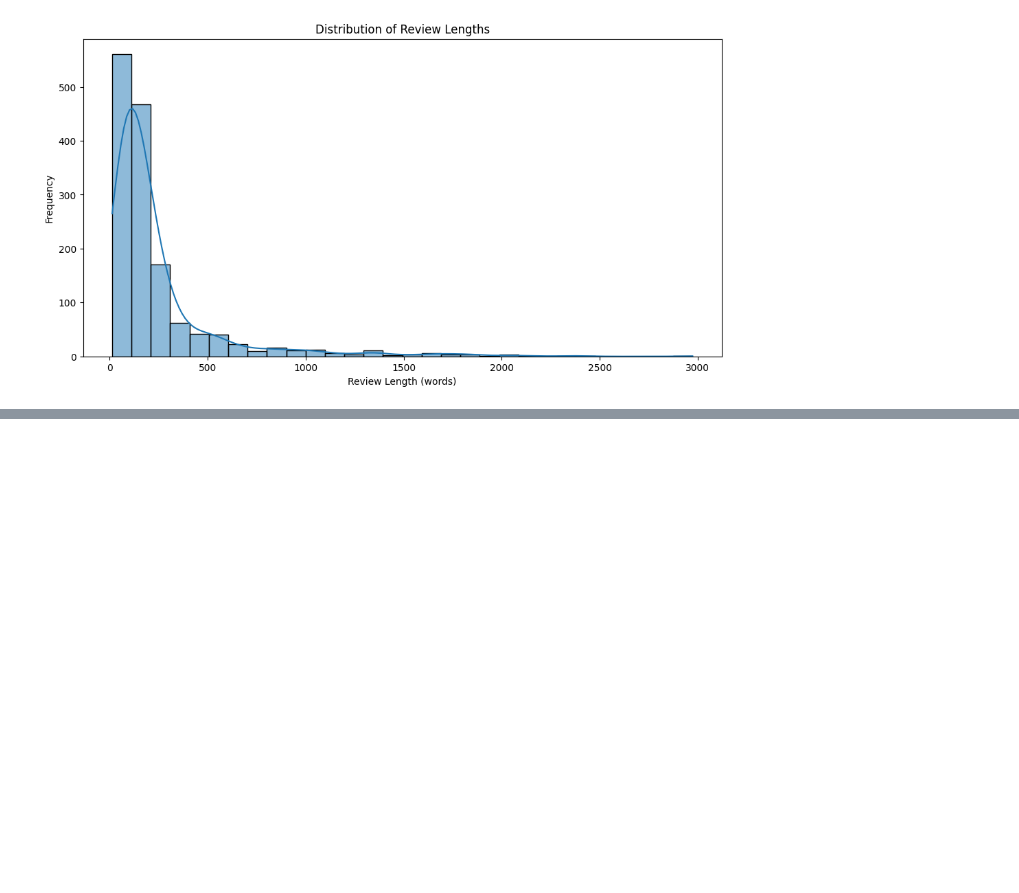
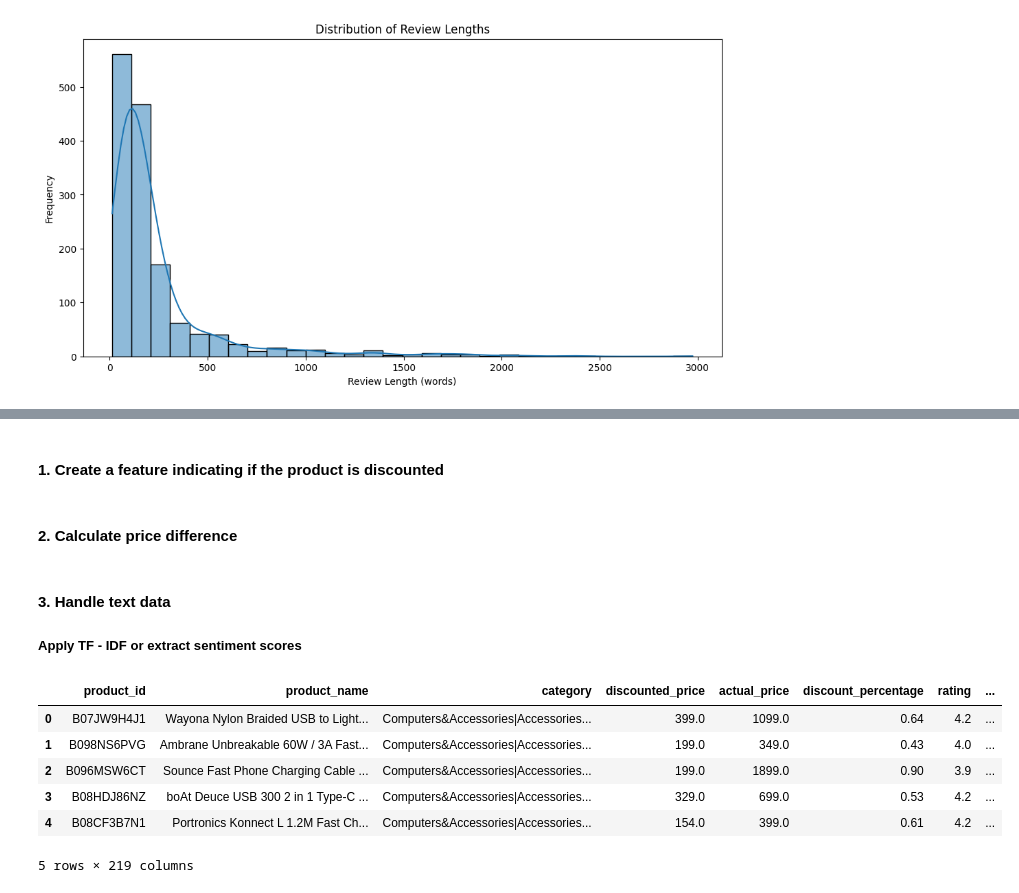
Before and after one commit to samwanyua/Amazon-UK-Products-EDA-ML-Project, a Jupyter notebook: Notebook.ipynb, the cells around one changed output, grey strips where cells are left out. Cells and saved outputs as stored; diff of their text form; code cells hidden in the pictures; blank space fills up the shorter version.

```diff
--- a/Notebook.ipynb
+++ b/Notebook.ipynb
@@ -233,0 +236,29 @@ plt.show()
+# %% [markdown]
+#### 1. Create a feature indicating if the product is discounted
+# %%
+df["is_discounted"] = (df["discount_percentage"] > 0).astype(int)
+# %% [markdown]
+#### 2. Calculate price difference
+# %%
+df["price_difference"] = df["actual_price"] - df["discounted_price"]
+# %% [markdown]
+#### 3. Handle text data
+##### Apply TF - IDF or extract sentiment scores
+# %%
+from sklearn.feature_extraction.text import TfidfVectorizer
+import numpy as np
+
+df['review_title'] = df['review_title'].fillna("")
+tfidf = TfidfVectorizer(max_features=100)
+tfidf_title = tfidf.fit_transform(df["review_title"]).toarray()
+tfidf_title_df = pd.DataFrame(tfidf_title, columns=tfidf.get_feature_names_out())
+df = pd.concat([df, tfidf_title_df], axis=1)
+df.head()
+# %% [output]
+|  | product_id | product_name | category | discounted_price | actual_price | discount_percentage | rating | ... |
+| 0 | B07JW9H4J1 | Wayona Nylon Braided USB to Light... | Computers&Accessories|Accessories... | 399.0 | 1099.0 | 0.64 | 4.2 | ... |
+| 1 | B098NS6PVG | Ambrane Unbreakable 60W / 3A Fast... | Computers&Accessories|Accessories... | 199.0 | 349.0 | 0.43 | 4.0 | ... |
+| 2 | B096MSW6CT | Sounce Fast Phone Charging Cable ... | Computers&Accessories|Accessories... | 199.0 | 1899.0 | 0.90 | 3.9 | ... |
+| 3 | B08HDJ86NZ | boAt Deuce USB 300 2 in 1 Type-C ... | Computers&Accessories|Accessories... | 329.0 | 699.0 | 0.53 | 4.2 | ... |
+| 4 | B08CF3B7N1 | Portronics Konnect L 1.2M Fast Ch... | Computers&Accessories|Accessories... | 154.0 | 399.0 | 0.61 | 4.2 | ... |
+5 rows × 219 columns
```
Also changed, not shown: parts of 2 cells of this notebook.
